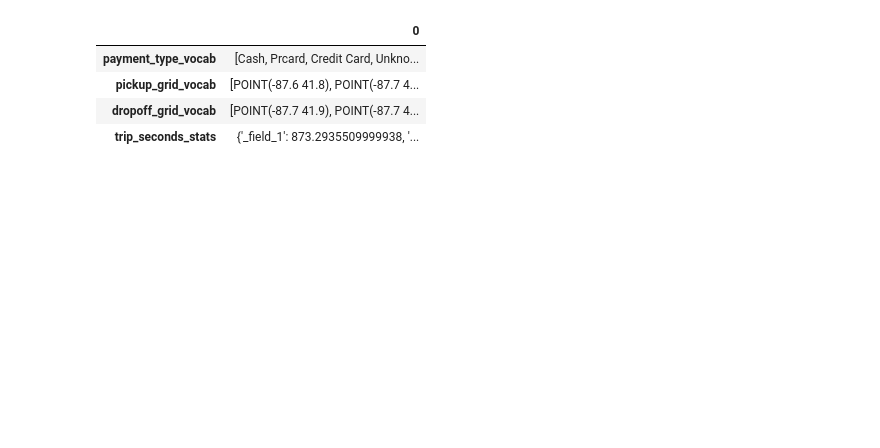
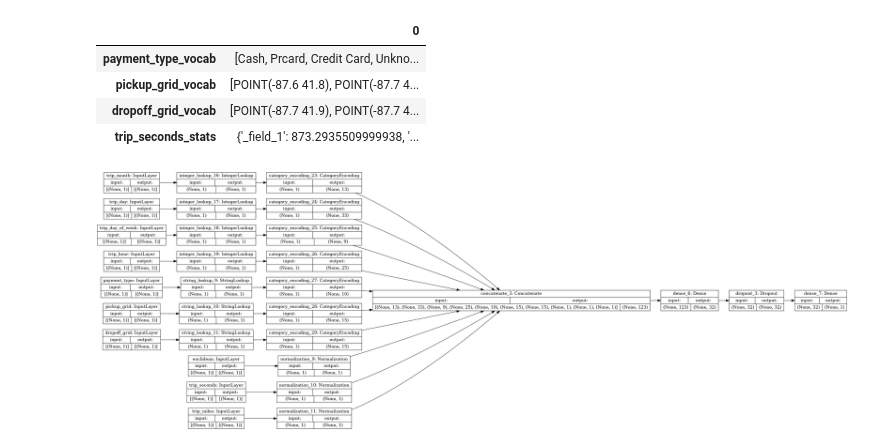
Before and after one commit to jarokaz/vertex-ai-workshop, a Jupyter notebook: snippets.ipynb, the cells around one changed output. Cells and saved outputs as stored; diff of their text form; code cells hidden in the pictures; blank space fills up the shorter version.

```diff
--- a/snippets.ipynb
+++ b/snippets.ipynb
@@ -14,3 +14,21 @@ training_data_stats.T
 | pickup_grid_vocab | [POINT(-87.6 41.8), POINT(-87.7 4... |
 | dropoff_grid_vocab | [POINT(-87.7 41.9), POINT(-87.7 4... |
 | trip_seconds_stats | {'_field_1': 873.2935509999938, '... |
+# %%
+FEATURES = {
+    "tip_bin": ("categorical", tf.int64),
+    "trip_month": ("categorical", tf.int64),
+    "trip_day": ("categorical", tf.int64),
+    "trip_day_of_week": ("categorical", tf.int64),
+    "trip_hour": ("categorical", tf.int64),
+    "payment_type": ("categorical", tf.string),
+    "pickup_grid": ("categorical", tf.string),
+    "dropoff_grid": ("categorical", tf.string),
+    "euclidean": ("numeric", tf.double),
+    "trip_seconds": ("numeric", tf.int64),
+    "trip_miles": ("numeric", tf.double),
+}
+
+TARGET_FEATURE_NAME = "tip_bin"
+
+TARGET_LABELS = ["tip<20%", "tip>=20%"]
@@ -16,0 +114,19 @@ training_data_stats.T
+# %%
+batch_size = 128
+
+selected_fields = {key: {'output_type': value[1]} for key, value in FEATURES.items()}
+
+
+validation_ds = get_bq_dataset(PROJECT, BQ_DATASET_NAME, 'validation_split', selected_fields, batch_size=batch_size)
+training_ds = get_bq_dataset(PROJECT, BQ_DATASET_NAME, 'training_split', selected_fields, batch_size=batch_size)
+# %%
+units = 32
+dropout_ratio = 0.5
+
+input_features = {key: value for key, value in FEATURES.items() if key != TARGET_FEATURE_NAME}
+
+model = create_model(training_ds, input_features, units, dropout_ratio)
+
+tf.keras.utils.plot_model(model, show_shapes=True, rankdir="LR")
+# %% [output]
+[figure, added]
```
Also changed, not shown: parts of 9 cells of this notebook, 2 other files.
